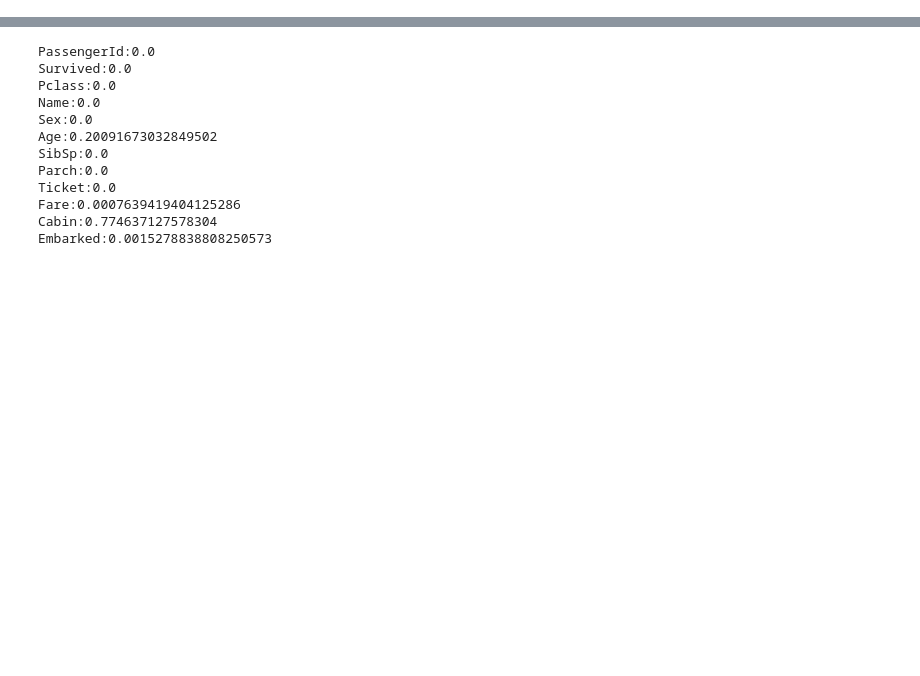
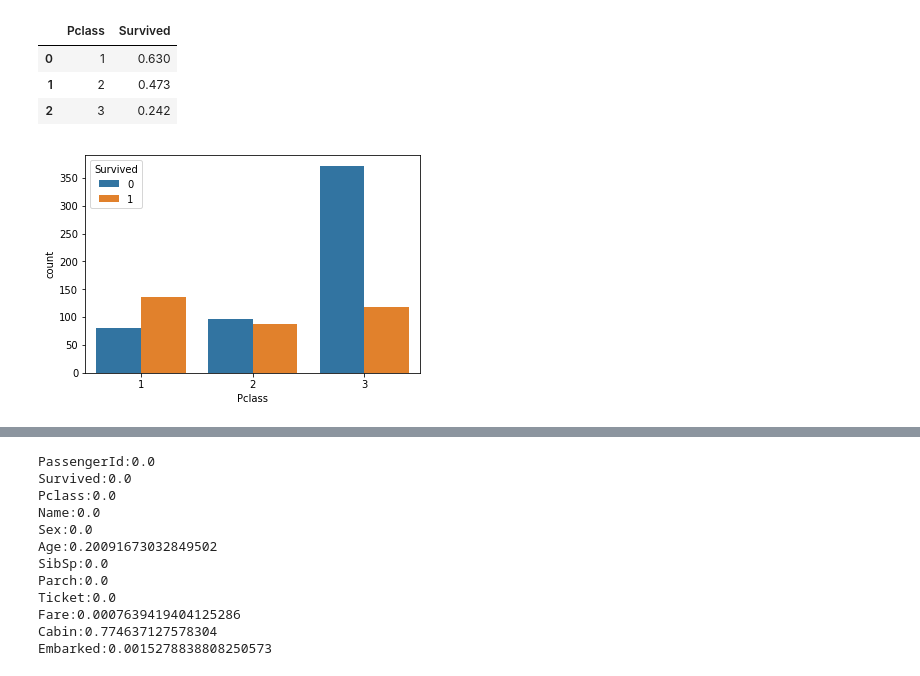
Before and after one commit to kenchick2S/Titanic, a Jupyter notebook: Titanic/Titanic.ipynb, the cells around one changed output, grey strips where cells are left out. Drawn from its saved outputs; the diff is of its cells as text; code cells hidden in the pictures; blank space fills up the shorter version.

```diff
--- a/Titanic/Titanic.ipynb
+++ b/Titanic/Titanic.ipynb
@@ -19,0 +28,9 @@ total_length = train_length + test_length
+# %%
+sns.countplot(train_df['Pclass'], hue = train_df['Survived'])
+display(train_df[['Pclass','Survived']].groupby(['Pclass'], as_index=False).mean().round(3))
+# %% [output]
+|  | Pclass | Survived |
+| 0 | 1 | 0.630 |
+| 1 | 2 | 0.473 |
+| 2 | 3 | 0.242 |
+[figure, added]
```
Also changed, not shown: parts of 23 cells of this notebook.
